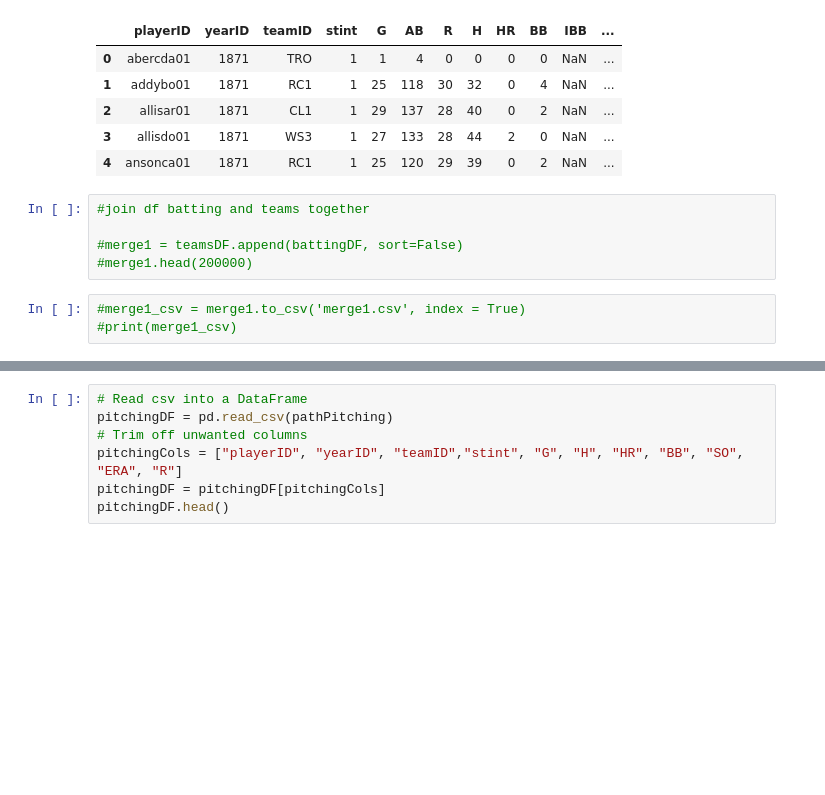
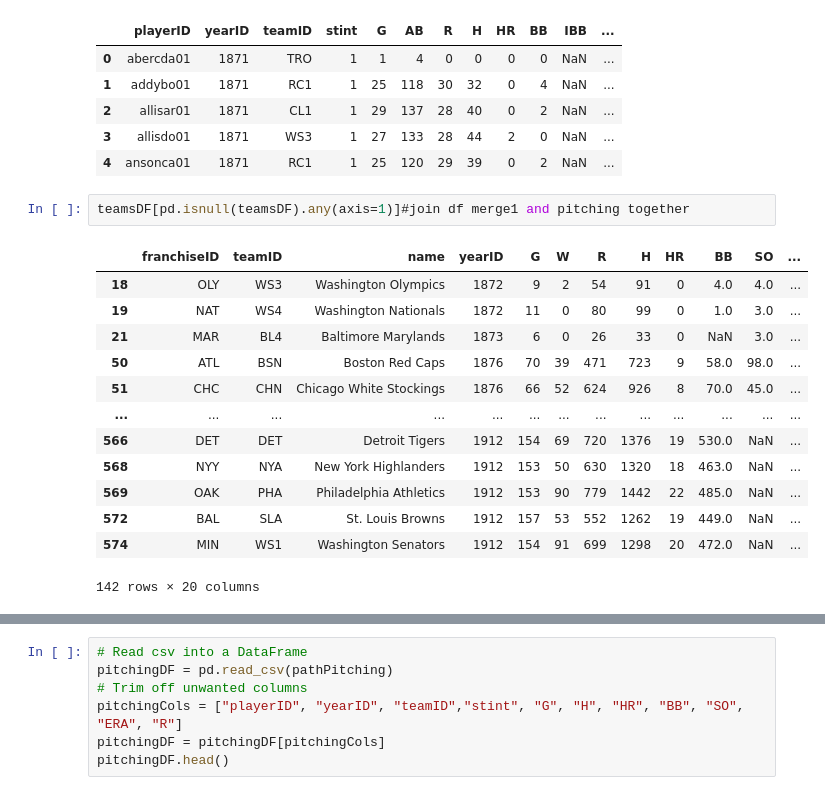
Before and after one commit to abasaltr/Baseball_Learning, a Jupyter notebook: baseball-v1/sandbox/jeremy/DBSetUp.ipynb, the cells around one changed output, grey strips where cells are left out. Cells and saved outputs as stored; diff of their text form; blank space fills up the shorter version.

```diff
--- a/baseball-v1/sandbox/jeremy/DBSetUp.ipynb
+++ b/baseball-v1/sandbox/jeremy/DBSetUp.ipynb
@@ -61,11 +92,19 @@ battingDF.head()
 | 2 | allisar01 | 1871 | CL1 | 1 | 29 | 137 | 28 | 40 | 0 | 2 | NaN | ... |
 | 3 | allisdo01 | 1871 | WS3 | 1 | 27 | 133 | 28 | 44 | 2 | 0 | NaN | ... |
 | 4 | ansonca01 | 1871 | RC1 | 1 | 25 | 120 | 29 | 39 | 0 | 2 | NaN | ... |
-# %%
-#join df batting and teams together
-
-#merge1 = teamsDF.append(battingDF, sort=False)
-#merge1.head(200000)
-# %%
-#merge1_csv = merge1.to_csv('merge1.csv', index = True)
-#print(merge1_csv)
+# %%
+teamsDF[pd.isnull(teamsDF).any(axis=1)]#join df merge1 and pitching together
+# %% [output]
+|  | franchiseID | teamID | name | yearID | G | W | R | H | HR | BB | SO | ... |
+| 18 | OLY | WS3 | Washington Olympics | 1872 | 9 | 2 | 54 | 91 | 0 | 4.0 | 4.0 | ... |
+| 19 | NAT | WS4 | Washington Nationals | 1872 | 11 | 0 | 80 | 99 | 0 | 1.0 | 3.0 | ... |
+| 21 | MAR | BL4 | Baltimore Marylands | 1873 | 6 | 0 | 26 | 33 | 0 | NaN | 3.0 | ... |
+| 50 | ATL | BSN | Boston Red Caps | 1876 | 70 | 39 | 471 | 723 | 9 | 58.0 | 98.0 | ... |
+| 51 | CHC | CHN | Chicago White Stockings | 1876 | 66 | 52 | 624 | 926 | 8 | 70.0 | 45.0 | ... |
+| ... | ... | ... | ... | ... | ... | ... | ... | ... | ... | ... | ... | ... |
+| 566 | DET | DET | Detroit Tigers | 1912 | 154 | 69 | 720 | 1376 | 19 | 530.0 | NaN | ... |
+| 568 | NYY | NYA | New York Highlanders | 1912 | 153 | 50 | 630 | 1320 | 18 | 463.0 | NaN | ... |
+| 569 | OAK | PHA | Philadelphia Athletics | 1912 | 153 | 90 | 779 | 1442 | 22 | 485.0 | NaN | ... |
+| 572 | BAL | SLA | St. Louis Browns | 1912 | 157 | 53 | 552 | 1262 | 19 | 449.0 | NaN | ... |
+| 574 | MIN | WS1 | Washington Senators | 1912 | 154 | 91 | 699 | 1298 | 20 | 472.0 | NaN | ... |
+142 rows × 20 columns
```
Also changed, not shown: parts of 51 cells of this notebook, 1 other file.
